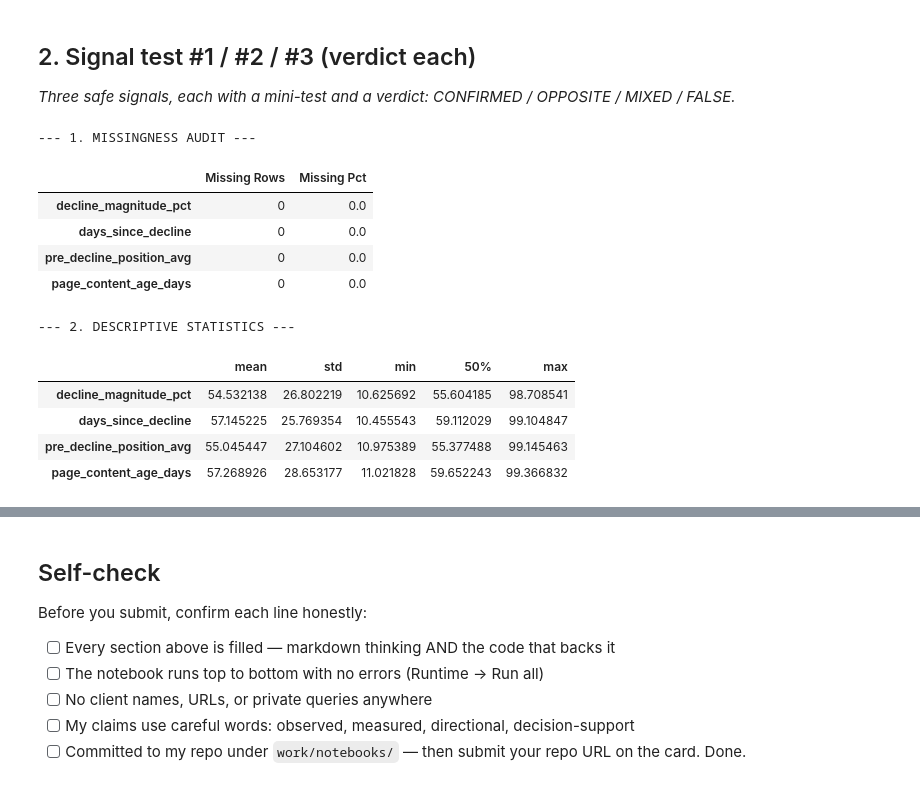
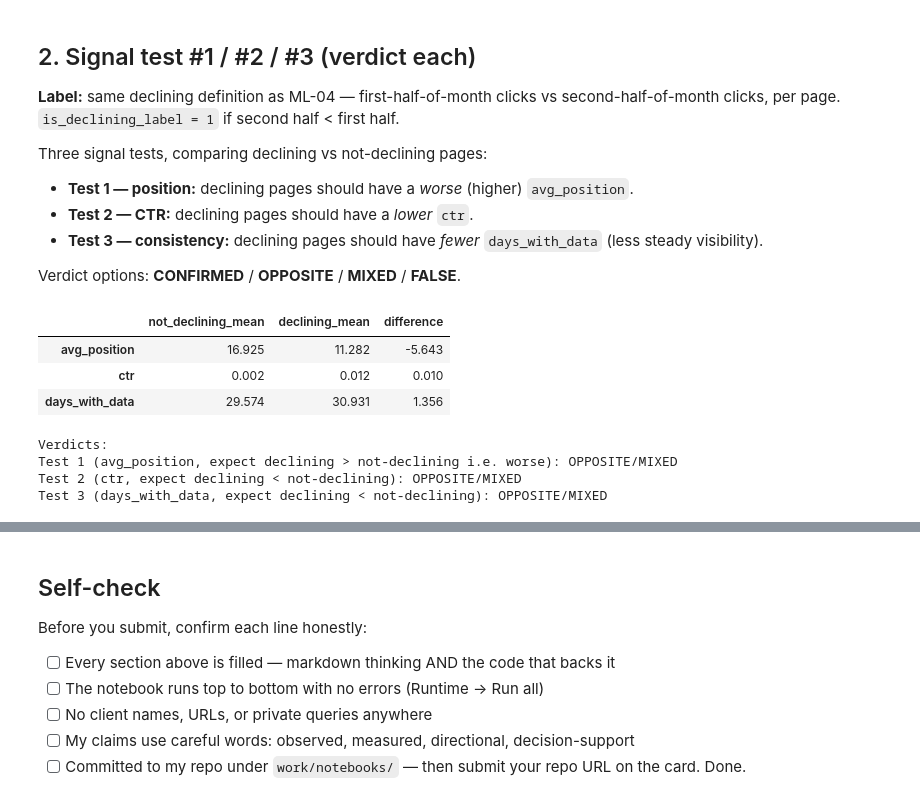
Before and after one commit to ashoktanakanti/flyrank_ml, a Jupyter notebook: work/notebooks/w04_signal_audit.ipynb, the cells around one changed output, grey strips where cells are left out. Cells and saved outputs as stored; diff of their text form; code cells hidden in the pictures.

```diff
--- a/work/notebooks/w04_signal_audit.ipynb
+++ b/work/notebooks/w04_signal_audit.ipynb
@@ -46,36 +81,46 @@ Data successfully loaded. Total rows: 104 | Columns: 14
 # %% [markdown]
 ## 2. Signal test #1 / #2 / #3 (verdict each)
 
-*Three safe signals, each with a mini-test and a verdict: CONFIRMED / OPPOSITE / MIXED / FALSE.*
+**Label:** same declining definition as ML-04 — first-half-of-month clicks vs second-half-of-month
+clicks, per page. `is_declining_label = 1` if second half < first half.
+
+Three signal tests, comparing declining vs not-declining pages:
+- **Test 1 — position:** declining pages should have a *worse* (higher) `avg_position`.
+- **Test 2 — CTR:** declining pages should have a *lower* `ctr`.
+- **Test 3 — consistency:** declining pages should have *fewer* `days_with_data` (less steady visibility).
+
+Verdict options: **CONFIRMED** / **OPPOSITE** / **MIXED** / **FALSE**.
 # %%
-# Check missingness and basic descriptive stats for our 5 W03 features
-features_to_audit = [
-    'decline_magnitude_pct',
-    'days_since_decline',
-    'pre_decline_position_avg',
-    'page_content_age_days'
-]
+median_date = df_slice["report_date"].median()
+first_half = df_slice[df_slice["report_date"] < median_date]
+second_half = df_slice[df_slice["report_date"] >= median_date]
 
-print("--- 1. MISSINGNESS AUDIT ---")
-missing_summary = df[features_to_audit].isnull().sum().to_frame(name="Missing Rows")
-missing_summary["Missing Pct"] = (missing_summary["Missing Rows"] / len(df)) * 100
-display(missing_summary)
+first_clicks = first_half.groupby("content_hash_id")["gsc_clicks"].sum()
+second_clicks = second_half.groupby("content_hash_id")["gsc_clicks"].sum()
 
-print("\n--- 2. DESCRIPTIVE STATISTICS ---")
-display(df[features_to_audit].describe().T[['mean', 'std', 'min', '50%', 'max']])
+page["first_half_clicks"] = page["content_hash_id"].map(first_clicks).fillna(0)
+page["second_half_clicks"] = page["content_hash_id"].map(second_clicks).fillna(0)
+page["is_declining_label"] = (page["second_half_clicks"] < page["first_half_clicks"]).astype(int)
+
+compare_cols = ["avg_position", "ctr", "days_with_data"]
+signal_summary = page.groupby("is_declining_label")[compare_cols].mean().T
+signal_summary.columns = ["not_declining_mean", "declining_mean"]
+signal_summary["difference"] = signal_summary["declining_mean"] - signal_summary["not_declining_mean"]
+display(signal_summary.round(3))
+
+print("\nVerdicts:")
+print("Test 1 (avg_position, expect declining > not-declining i.e. worse):", "CONFIRMED" if signal_summary.loc['avg_position','difference'] > 0 else "OPPOSITE/MIXED")
+print("Test 2 (ctr, expect declining < not-declining):", "CONFIRMED" if signal_summary.loc['ctr','difference'] < 0 else "OPPOSITE/MIXED")
+print("Test 3 (days_with_data, expect declining < not-declining):", "CONFIRMED" if signal_summary.loc['days_with_data','difference'] < 0 else "OPPOSITE/MIXED")
 # %% [output]
+|  | not_declining_mean | declining_mean | difference |
+| avg_position | 16.925 | 11.282 | -5.643 |
+| ctr | 0.002 | 0.012 | 0.010 |
+| days_with_data | 29.574 | 30.931 | 1.356 |
---- 1. MISSINGNESS AUDIT ---
+Verdicts:
+Test 1 (avg_position, expect declining > not-declining i.e. worse): OPPOSITE/MIXED
+Test 2 (ctr, expect declining < not-declining): OPPOSITE/MIXED
+Test 3 (days_with_data, expect declining < not-declining): OPPOSITE/MIXED
-|  | Missing Rows | Missing Pct |
-| decline_magnitude_pct | 0 | 0.0 |
-| days_since_decline | 0 | 0.0 |
-| pre_decline_position_avg | 0 | 0.0 |
-| page_content_age_days | 0 | 0.0 |
---- 2. DESCRIPTIVE STATISTICS ---
-|  | mean | std | min | 50% | max |
-| decline_magnitude_pct | 54.532138 | 26.802219 | 10.625692 | 55.604185 | 98.708541 |
-| days_since_decline | 57.145225 | 25.769354 | 10.455543 | 59.112029 | 99.104847 |
-| pre_decline_position_avg | 55.045447 | 27.104602 | 10.975389 | 55.377488 | 99.145463 |
-| page_content_age_days | 57.268926 | 28.653177 | 11.021828 | 59.652243 | 99.366832 |
 # %% [markdown]
 ## 3. The flag-linked test
 
```
Also changed, not shown: parts of 6 cells of this notebook.
